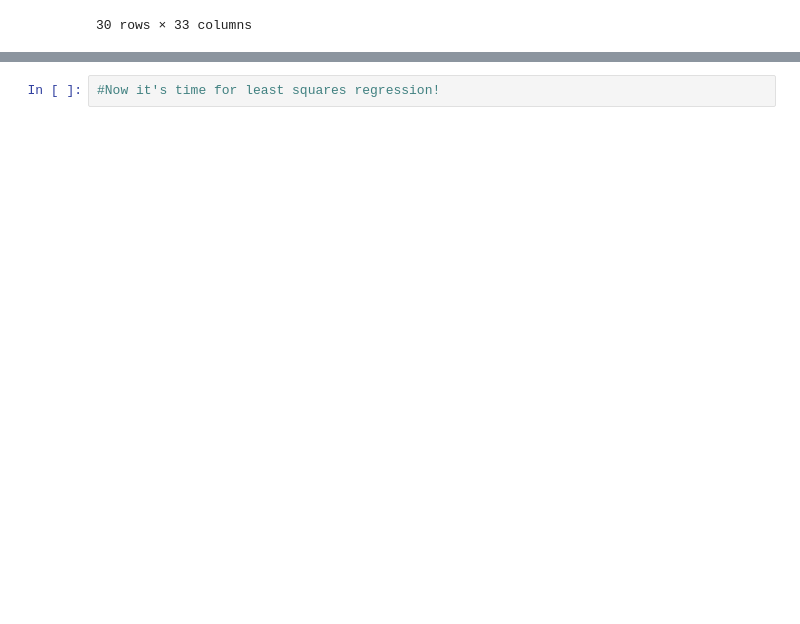
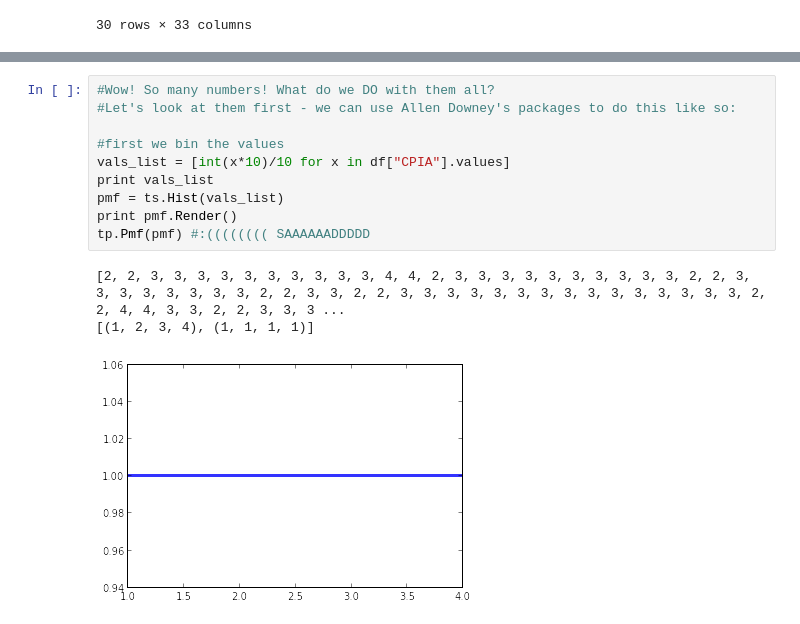
Before and after one commit to rachelboy/RAD, a Jupyter notebook: RAD_table_2.ipynb, the cells around one changed output, grey strips where cells are left out. Drawn from its saved outputs; the diff is of its cells as text; blank space fills up the shorter version.

```diff
--- a/RAD_table_2.ipynb
+++ b/RAD_table_2.ipynb
@@ -196,2 +208,14 @@ df
-# %%
-#Now it's time for least squares regression!
+# %%
+#Wow! So many numbers! What do we DO with them all?
+#Let's look at them first - we can use Allen Downey's packages to do this like so:
+
+#first we bin the values
+vals_list = [int(x*10)/10 for x in df["CPIA"].values]
+print vals_list
+pmf = ts.Hist(vals_list)
+print pmf.Render()
+tp.Pmf(pmf) #:(((((((( SAAAAAADDDDD
+# %% [output]
+[2, 2, 3, 3, 3, 3, 3, 3, 3, 3, 3, 3, 4, 4, 2, 3, 3, 3, 3, 3, 3, 3, 3, 3, 3, 2, 2, 3, 3, 3, 3, 3, 3, 3, 3, 2, 2, 3, 3, 2, 2, 3, 3, 3, 3, 3, 3, 3, 3, 3, 3, 3, 3, 3, 3, 3, 2, 2, 4, 4, 3, 3, 2, 2, 3, 3, 3 ...
+[(1, 2, 3, 4), (1, 1, 1, 1)]
+[figure, added]
```
Also changed, not shown: parts of 2 cells of this notebook.
